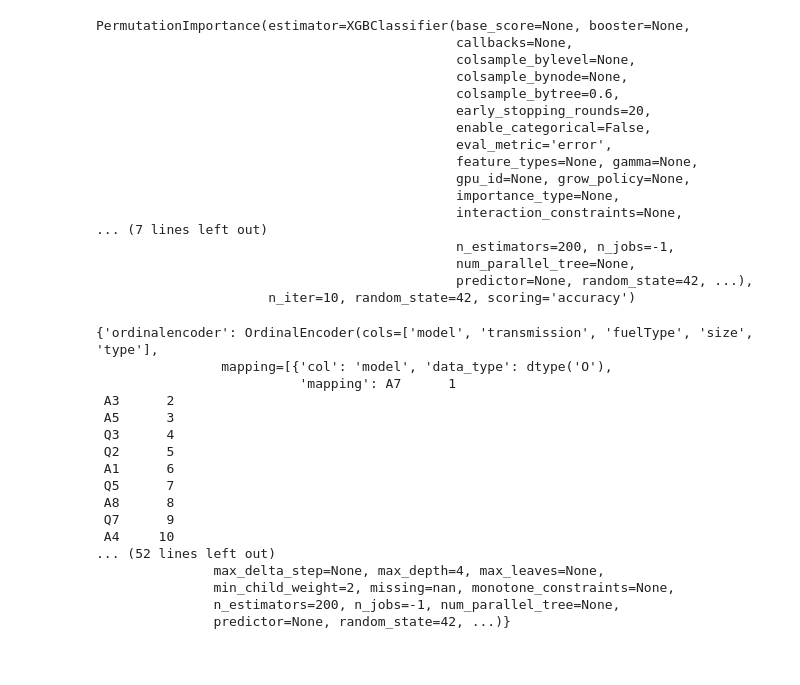
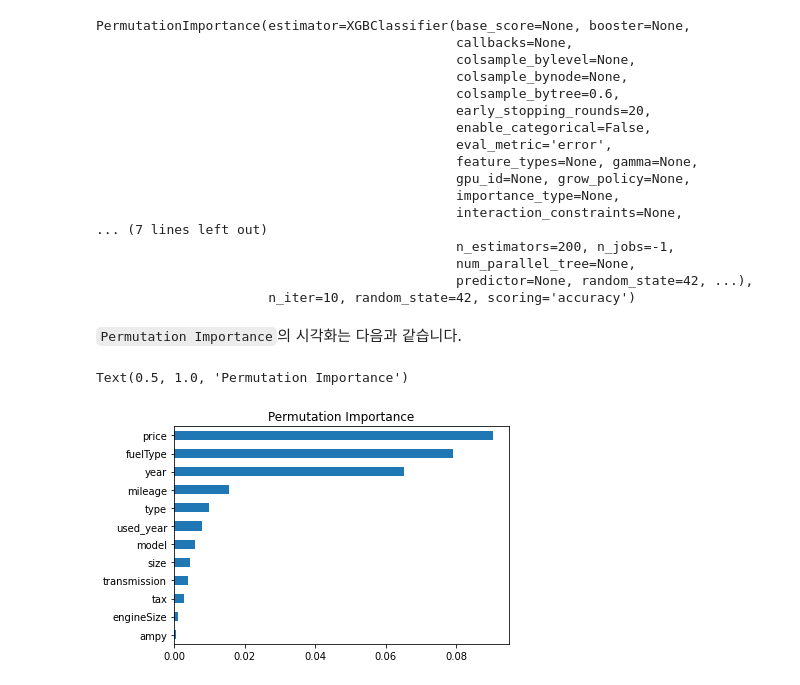
Before and after one commit to 00150/AI_07_JYP_Project_section_02, a Jupyter notebook: Classification_Used_car_modeling.ipynb, the cells around one changed output. Saved outputs shown, nothing was run; the diff lists cells and outputs as text; code cells hidden in the pictures.

Commit message:
Permutation importance

```diff
--- a/Classification_Used_car_modeling.ipynb
+++ b/Classification_Used_car_modeling.ipynb
@@ -1238,27 +1238,16 @@ PermutationImportance(estimator=XGBClassifier(base_score=None, booster=None,
                                               num_parallel_tree=None,
                                               predictor=None, random_state=42, ...),
                       n_iter=10, random_state=42, scoring='accuracy')
+# %% [markdown]
+`Permutation Importance`의 시각화는 다음과 같습니다.
 # %%
 # 계산된 PI값을 시각화로 살펴봅니다.
 feature_names = X_val.columns.tolist()
 
 # 시리즈로 생성합니다.
-pi = pd.Series()
+pi = pd.Series(permuter.feature_importances_, feature_names).sort_values()
+pi.plot.barh()
+plt.title('Permutation Importance')
 # %% [output]
-{'ordinalencoder': OrdinalEncoder(cols=['model', 'transmission', 'fuelType', 'size', 'type'],
-                mapping=[{'col': 'model', 'data_type': dtype('O'),
-                          'mapping': A7      1
- A3      2
- A5      3
- Q3      4
- Q2      5
- A1      6
- Q5      7
- A8      8
- Q7      9
- A4     10
-... (52 lines left out)
-               max_delta_step=None, max_depth=4, max_leaves=None,
-               min_child_weight=2, missing=nan, monotone_constraints=None,
-               n_estimators=200, n_jobs=-1, num_parallel_tree=None,
-               predictor=None, random_state=42, ...)}
+Text(0.5, 1.0, 'Permutation Importance')
+[figure, added]
```
Also changed, not shown: parts of 1 cell of this notebook.
